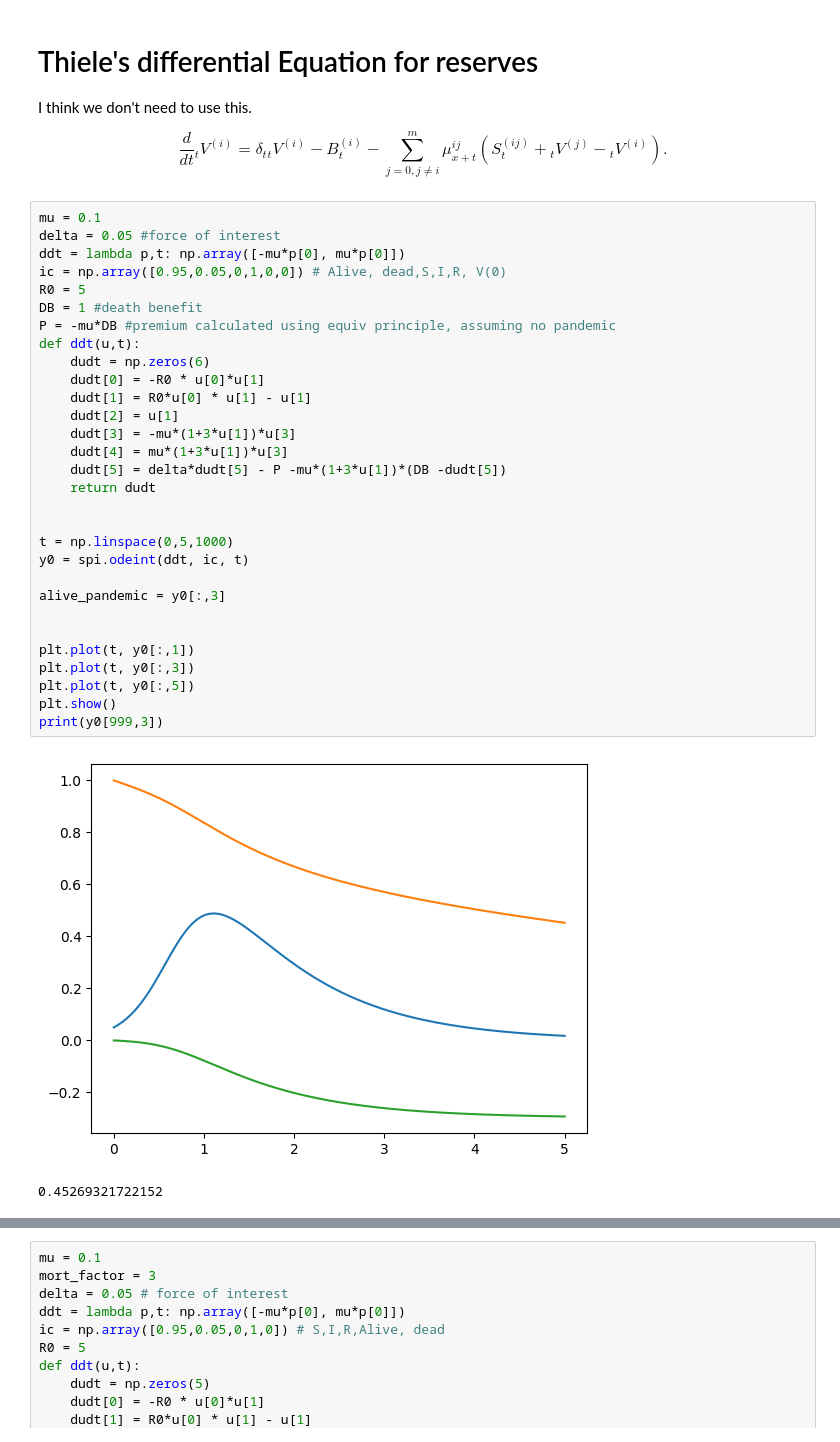
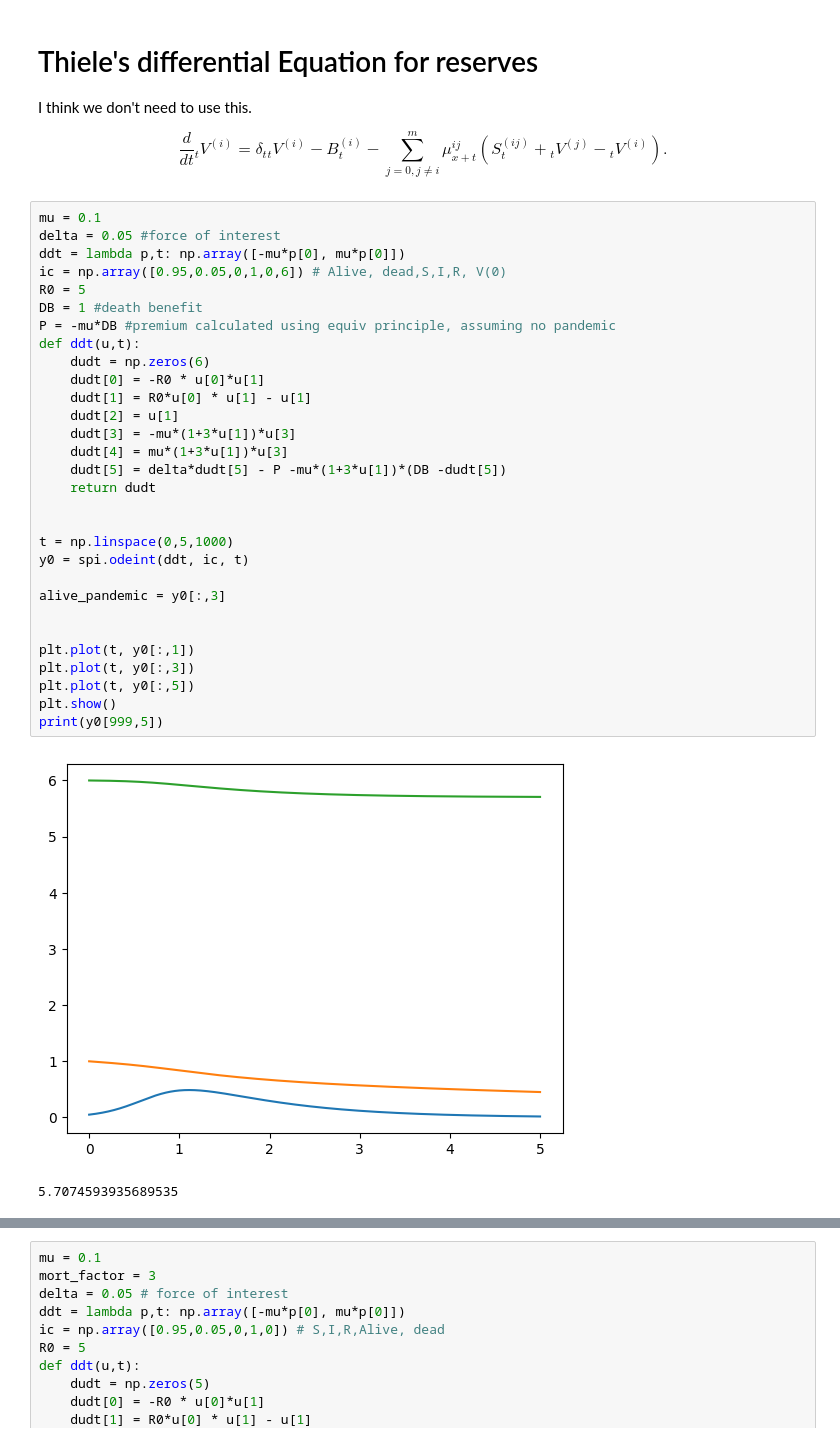
Before and after one commit to aryant2707/math461_unit1_grp5, a Jupyter notebook: callum/461 Model Project 1.ipynb, the cells around one changed output, grey strips where cells are left out. Saved outputs shown, nothing was run; the diff lists cells and outputs as text.

```diff
--- a/callum/461 Model Project 1.ipynb
+++ b/callum/461 Model Project 1.ipynb
@@ -68,36 +68,36 @@ $$\frac{d}{dt} {}_tV^{(i)} = \delta_t {}_tV^{(i)} - B_t^{(i)} - \sum_{j=0, j \ne
 # %%
 mu = 0.1
 delta = 0.05 #force of interest
 ddt = lambda p,t: np.array([-mu*p[0], mu*p[0]])
-ic = np.array([0.95,0.05,0,1,0,0]) # Alive, dead,S,I,R, V(0)
+ic = np.array([0.95,0.05,0,1,0,6]) # Alive, dead,S,I,R, V(0)
 R0 = 5
 DB = 1 #death benefit
 P = -mu*DB #premium calculated using equiv principle, assuming no pandemic
 def ddt(u,t):
     dudt = np.zeros(6)
     dudt[0] = -R0 * u[0]*u[1]
     dudt[1] = R0*u[0] * u[1] - u[1]
     dudt[2] = u[1]
     dudt[3] = -mu*(1+3*u[1])*u[3]
     dudt[4] = mu*(1+3*u[1])*u[3]
     dudt[5] = delta*dudt[5] - P -mu*(1+3*u[1])*(DB -dudt[5])
     return dudt
 
 
 t = np.linspace(0,5,1000)
 y0 = spi.odeint(ddt, ic, t)
 
 alive_pandemic = y0[:,3]
 
 
 plt.plot(t, y0[:,1])
 plt.plot(t, y0[:,3])
 plt.plot(t, y0[:,5])
 plt.show()
-print(y0[999,3])
+print(y0[999,5])
 # %% [output]
-[figure, old version]
+[figure, new version]
-0.45269321722152
+5.7074593935689535
 # %% [markdown]
 ## Expected Present Value of Insurance
 
```
Also changed, not shown: parts of 1 cell of this notebook, 1 other file.
